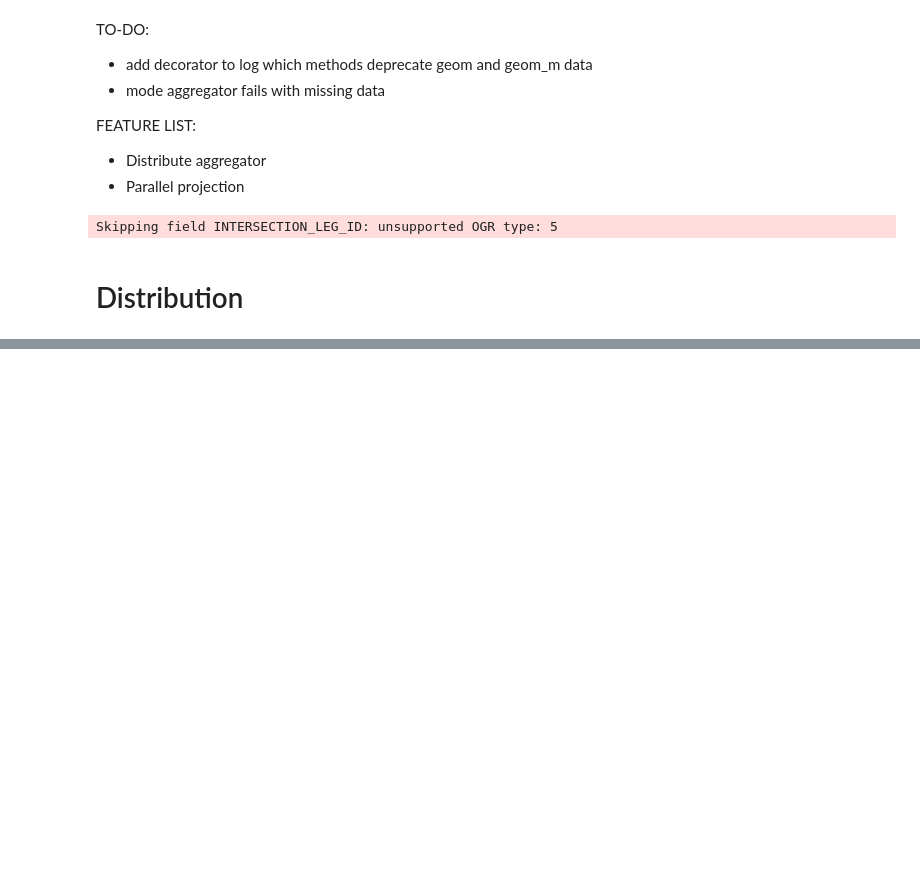
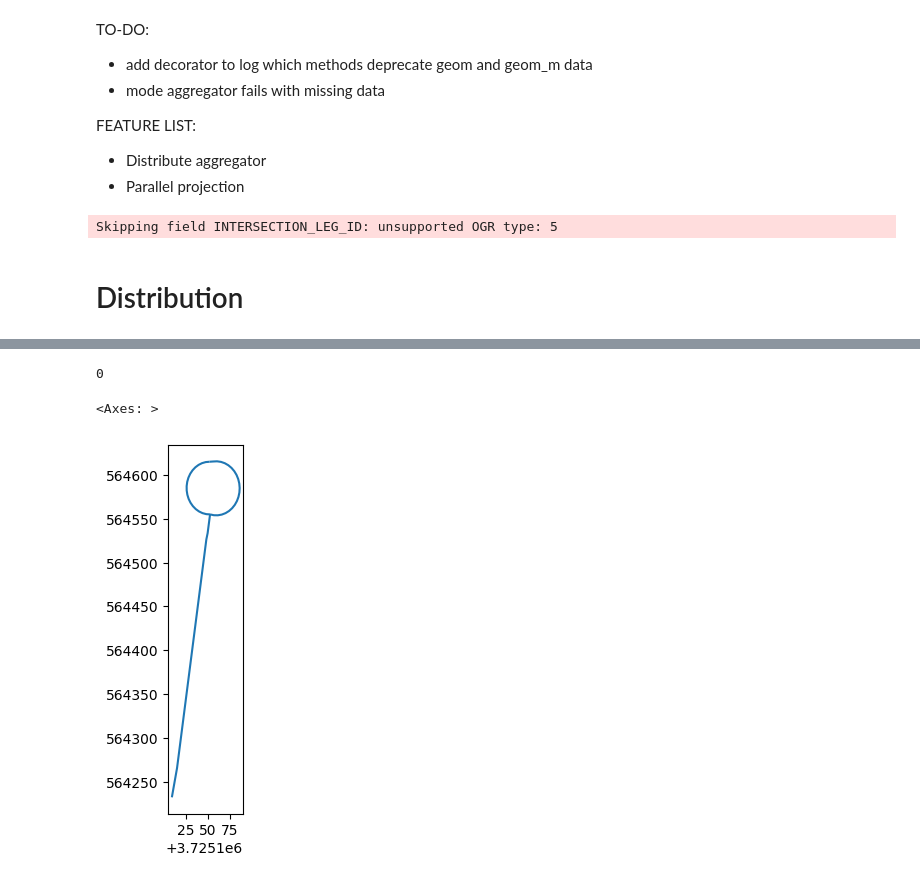
Before and after one commit to tariqshihadah/linref, a Jupyter notebook: testing.ipynb, the cells around one changed output, grey strips where cells are left out. Saved outputs shown, nothing was run; the diff lists cells and outputs as text; code cells hidden in the pictures; blank space fills up the shorter version.

```diff
--- a/testing.ipynb
+++ b/testing.ipynb
@@ -42,0 +61,7 @@ Skipping field INTERSECTION_LEG_ID: unsupported OGR type: 5
+# %%
+# Load data
+roads =   gpd.read_file('testing/data/nola_roadways.json').explode().reset_index(drop=True)
+crashes = gpd.read_file('testing/data/nola_crashes.json') .explode().reset_index(drop=True)
+roads = roads.lr.add_geom_m()
+roads = roads.lr.add_chaining(replace=True)
+crashes = roads.lr.project(crashes, nearest=True)
@@ -47,0 +87,9 @@ segments['distributed'] = relation['CRASH_SEVERITY_CD'].distribute(decay_size=2,
+# %%
+len(set(['fullname', 'roadclass']) - set(roads.columns))
+# %% [output]
+0
+# %%
+roads[(roads.fullname=='Acadiana Place')].plot()
+# %% [output]
+<Axes: >
+[figure, added]
```
Also changed, not shown: parts of 9 cells of this notebook, 9 other files.
